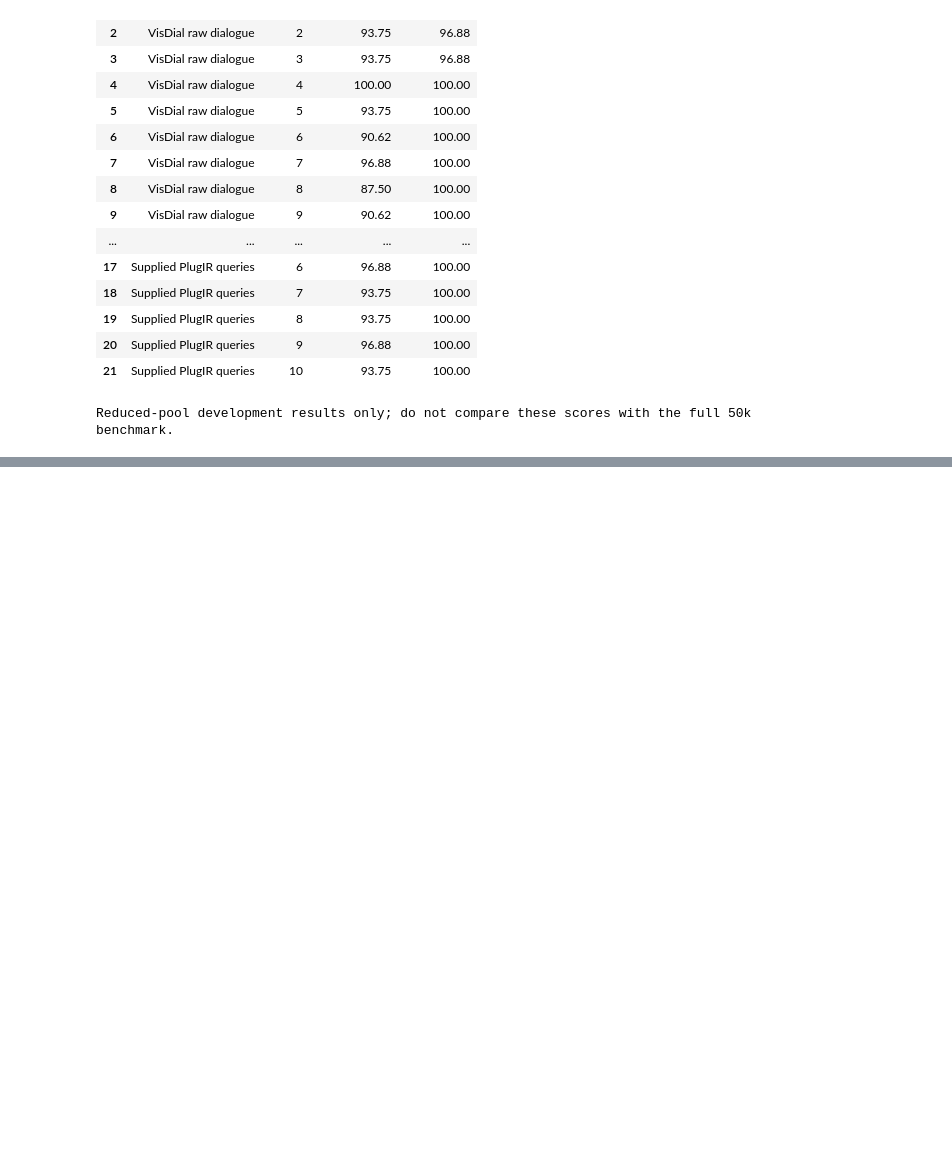
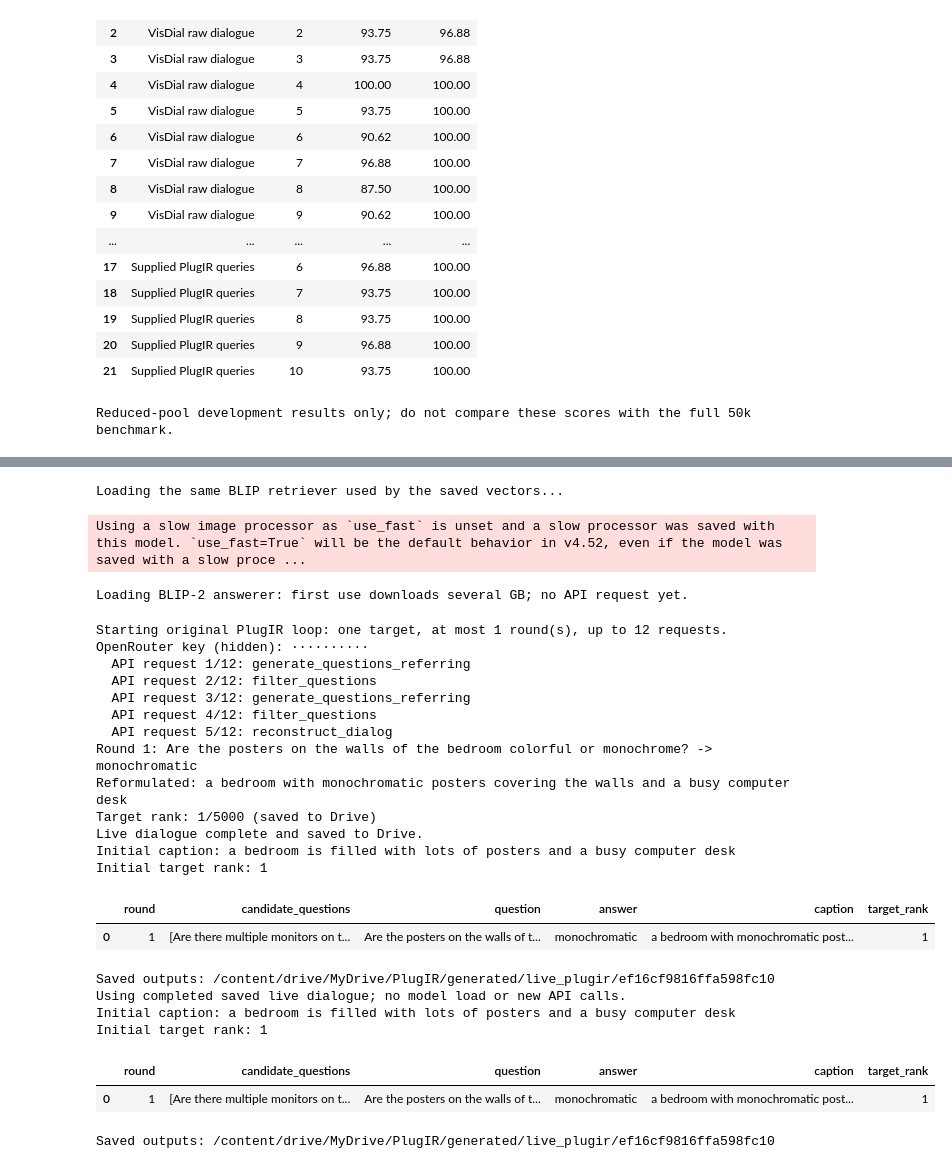
Before and after one commit to lcambisaca/IR-experiments, a Jupyter notebook: 01_visdial_evaluation.ipynb, the cells around one changed output, grey strips where cells are left out. Cells and saved outputs as stored; diff of their text form; code cells hidden in the pictures; blank space fills up the shorter version.

```diff
--- a/01_visdial_evaluation.ipynb
+++ b/01_visdial_evaluation.ipynb
@@ -667,0 +1132,45 @@ After seeing **Image embeddings backed up to Drive**, teammates can open this no
+# %%
+LIVE_RESULT = None
+LIVE_RESULT = run_live_plugir(
+    enabled=ENABLE_LIVE_GENERATION,
+    repo_dir=REPO_DIR, data_dir=DATA_DIR, shared_dir=SHARED_DIR,
+    corpus_paths=corpus_paths, cache_path=CACHE_PATH,
+    cache_identity=cache_identity, baseline_subset=baseline_subset,
+    rounds=LIVE_ROUNDS, target_index=LIVE_TARGET_INDEX,
+    question_candidates=LIVE_QUESTION_CANDIDATES,
+    threshold=LIVE_CANDIDATE_THRESHOLD, model=LIVE_LLM_MODEL,
+    max_api_requests=LIVE_MAX_API_REQUESTS,
+)
+if LIVE_RESULT is not None:
+    import pandas as pd
+    from IPython.display import display
+    print('Initial caption:', LIVE_RESULT['settings']['initial_caption'])
+    print('Initial target rank:', LIVE_RESULT['initial_target_rank'])
+    display(pd.DataFrame(LIVE_RESULT['rounds']))
+    print('Saved outputs:', LIVE_RESULT['run_dir'])
+# %% [output]
+Loading the same BLIP retriever used by the saved vectors...
+Using a slow image processor as `use_fast` is unset and a slow processor was saved with this model. `use_fast=True` will be the default behavior in v4.52, even if the model was saved with a slow proce ...
+Loading BLIP-2 answerer: first use downloads several GB; no API request yet.
+Starting original PlugIR loop: one target, at most 1 round(s), up to 12 requests.
+OpenRouter key (hidden): ··········
+  API request 1/12: generate_questions_referring
+  API request 2/12: filter_questions
+  API request 3/12: generate_questions_referring
+  API request 4/12: filter_questions
+  API request 5/12: reconstruct_dialog
+Round 1: Are the posters on the walls of the bedroom colorful or monochrome? -> monochromatic
+Reformulated: a bedroom with monochromatic posters covering the walls and a busy computer desk
+Target rank: 1/5000 (saved to Drive)
+Live dialogue complete and saved to Drive.
+Initial caption: a bedroom is filled with lots of posters and a busy computer desk
+Initial target rank: 1
+|  | round | candidate_questions | question | answer | caption | target_rank |
+| 0 | 1 | [Are there multiple monitors on t... | Are the posters on the walls of t... | monochromatic | a bedroom with monochromatic post... | 1 |
+Saved outputs: /content/drive/MyDrive/PlugIR/generated/live_plugir/ef16cf9816ffa598fc10
+Using completed saved live dialogue; no model load or new API calls.
+Initial caption: a bedroom is filled with lots of posters and a busy computer desk
+Initial target rank: 1
+|  | round | candidate_questions | question | answer | caption | target_rank |
+| 0 | 1 | [Are there multiple monitors on t... | Are the posters on the walls of t... | monochromatic | a bedroom with monochromatic post... | 1 |
+Saved outputs: /content/drive/MyDrive/PlugIR/generated/live_plugir/ef16cf9816ffa598fc10
```
Also changed, not shown: parts of 9 cells of this notebook.
